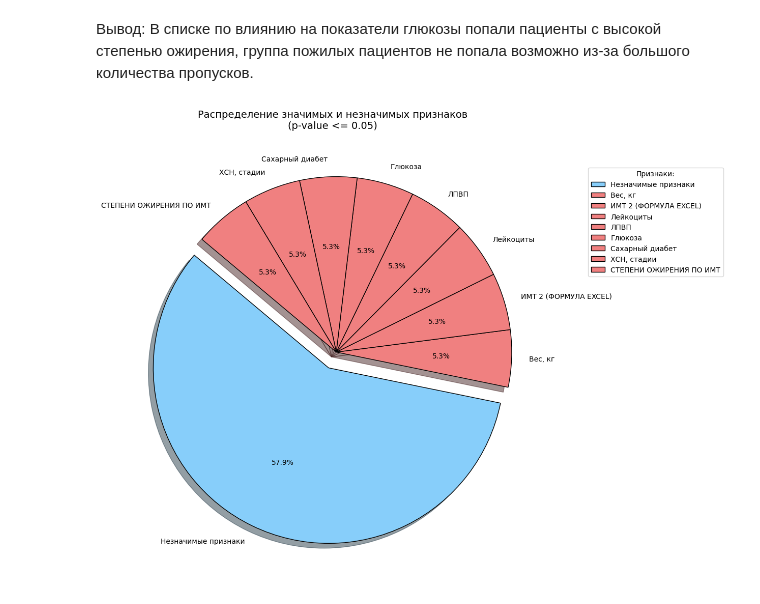
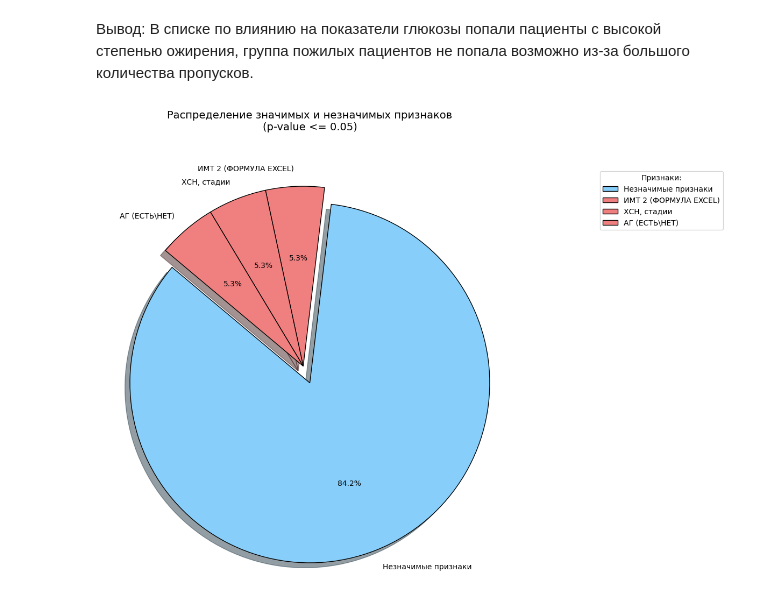
Before and after one commit to Antoha2024/DiplomProductStar, a Jupyter notebook: DS47_1_diabetes_ds.ipynb, the cells around one changed output. Cells and saved outputs as stored; diff of their text form; code cells hidden in the pictures.

```diff
--- a/DS47_1_diabetes_ds.ipynb
+++ b/DS47_1_diabetes_ds.ipynb
@@ -279,10 +281,6 @@ scaler = StandardScaler()
 X_train_scaled = scaler.fit_transform(X_train)
 X_test_scaled = scaler.transform(X_test)
 # %%
-import pandas as pd
-import matplotlib.pyplot as plt
-from scipy.stats import ttest_ind, f_oneway
-
 # Функция для проверки статистической значимости
 def check_statistical_significance(df, group_col, feature_col):
     groups = df.groupby(group_col)
@@ -298,9 +296,35 @@ def check_statistical_significance(df, group_col, feature_col):
 # Предположим, у вас есть dataset selected_df и список клинических признаков clinical_cols,
 # включая целевой признак target_col.
 
-# Получаем статистику по каждому признаку
+# Определяем целевую переменную
+target_col = 'Сахарный диабет'
+
+# Удаляем целевую переменную из списка признаков
+clinical_cols = [
+    "Возраст",
+    "Пол",
+    "Рост, см",
+    "Вес, кг",
+    "ИМТ 2 (ФОРМУЛА EXCEL)",
+    "Гемоглобин",
+    "Лейкоциты",
+    "Тромбоциты",
+    "Холестерин",
+    "ЛПНП",
+    "ЛПВП",
+    "Глюкоза",
+    "Креатинин, мкмоль/л",
+    "ХСН, стадии",
+    "СТЕПЕНИ ОЖИРЕНИЯ ПО ИМТ",
+    "Индекс атерогенности 2 (формула excel)",
+    "СКФ CKD-EPI (расчет по общей формуле)",
+    "ХБП (ЕСТЬ\\НЕТ)",
+    "АГ (ЕСТЬ\\НЕТ)"
+]
+
+# Получаем статистику по каждому признаку, исключая целевую переменную
 stat_results = {}
-for col in clinical_cols[:-1]:  # Исключаем целевую переменную
+for col in clinical_cols:  # целевая переменная исключена из списка признаков
     result = check_statistical_significance(selected_df, target_col, col)
     stat_results[col] = {'statistic': result.statistic, 'p-value': result.pvalue}
 
@@ -308,43 +332,45 @@ for col in clinical_cols[:-1]:  # Исключаем целевую переме
 results_df = pd.DataFrame(stat_results).transpose()
 
 # Подсчет количества значимых и незначимых признаков
-sig_features = results_df.query("`p-value` <= 0.05").index.tolist()  # Список значимых признаков
-non_sig_count = len(clinical_cols[:-1]) - len(sig_features)
+sig_features = results_df.query("`p-value` <= 0.05").index.tolist()  # список значимых признаков
+non_sig_count = len(clinical_cols) - len(sig_features)
+
+# Дальнейшие шаги по созданию диаграммы оставлены без изменений
 
 # Создание структуры для группировки результатов
 if sig_features:
-    significant_sizes = [1]*len(sig_features)  # Размер каждой отдельной секции равняется единице
+    significant_sizes = [1]*len(sig_features)  # размер каждой отдельной секции равняется единице
 else:
-    significant_sizes = []  # Если нет значимых признаков, массив пуст
+    significant_sizes = []  # если нет значимых признаков, массив пуст
 
 # Общая структура для графика
 total_sizes = [non_sig_count] + significant_sizes
 labels = ['Незначимые признаки'] + sig_features
 colors = ['lightskyblue'] + ['lightcoral']*len(significant_sizes)
-explode = [0.1] + [0]*len(significant_sizes)  # Выделение первой группы (незначимых признаков)
+explode = [0.1] + [0]*len(significant_sizes)  # выделение первой группы (незначимых признаков)
 
 # Построение общей круговой диаграммы
 fig, ax = plt.subplots(figsize=(10, 10))
 ax.pie(
     total_sizes,
     explode=explode,
     labels=labels,
     colors=colors,
     autopct='%1.1f%%',
     shadow=True,
     startangle=140,
     wedgeprops={
         'linewidth': 1,           # минимальная ширина линии
         'edgecolor': 'black',    # белый цвет внешней линии (для минимальной видимости)
         'antialiased': True       # сглаживание линии для лучшего внешнего вида
     }
 )
 ax.axis('equal')
 ax.set_title('Распределение значимых и незначимых признаков\n(p-value <= 0.05)', pad=50, fontsize=14)
 plt.legend(title="Признаки:", loc='best', bbox_to_anchor=(1, 0, 0.5, 1))
 plt.show()
 # %% [output]
-[figure, old version]
+[figure, new version]
 # %%
 # Обучаем модель Random Forest
 rf_model = RandomForestClassifier(random_state=654321)
```
Also changed, not shown: parts of 5 cells of this notebook.
